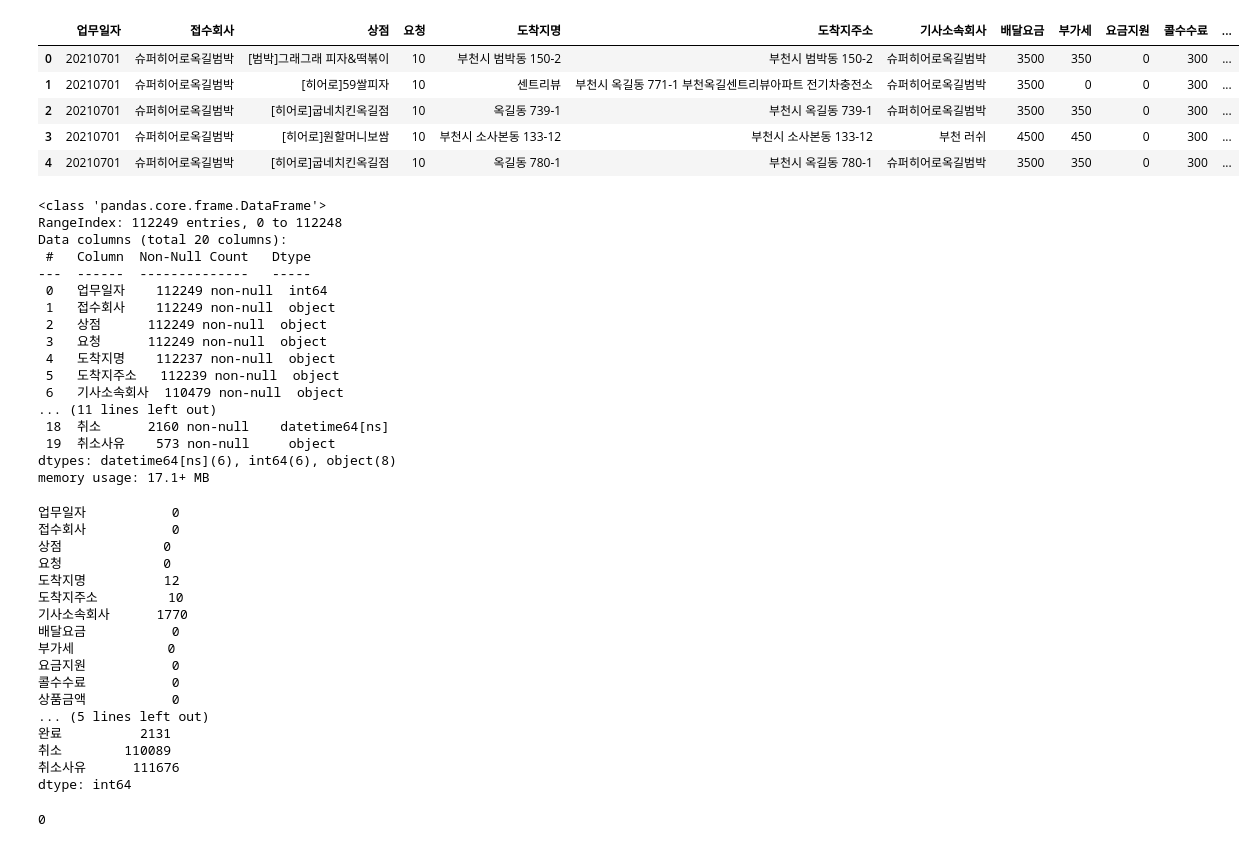
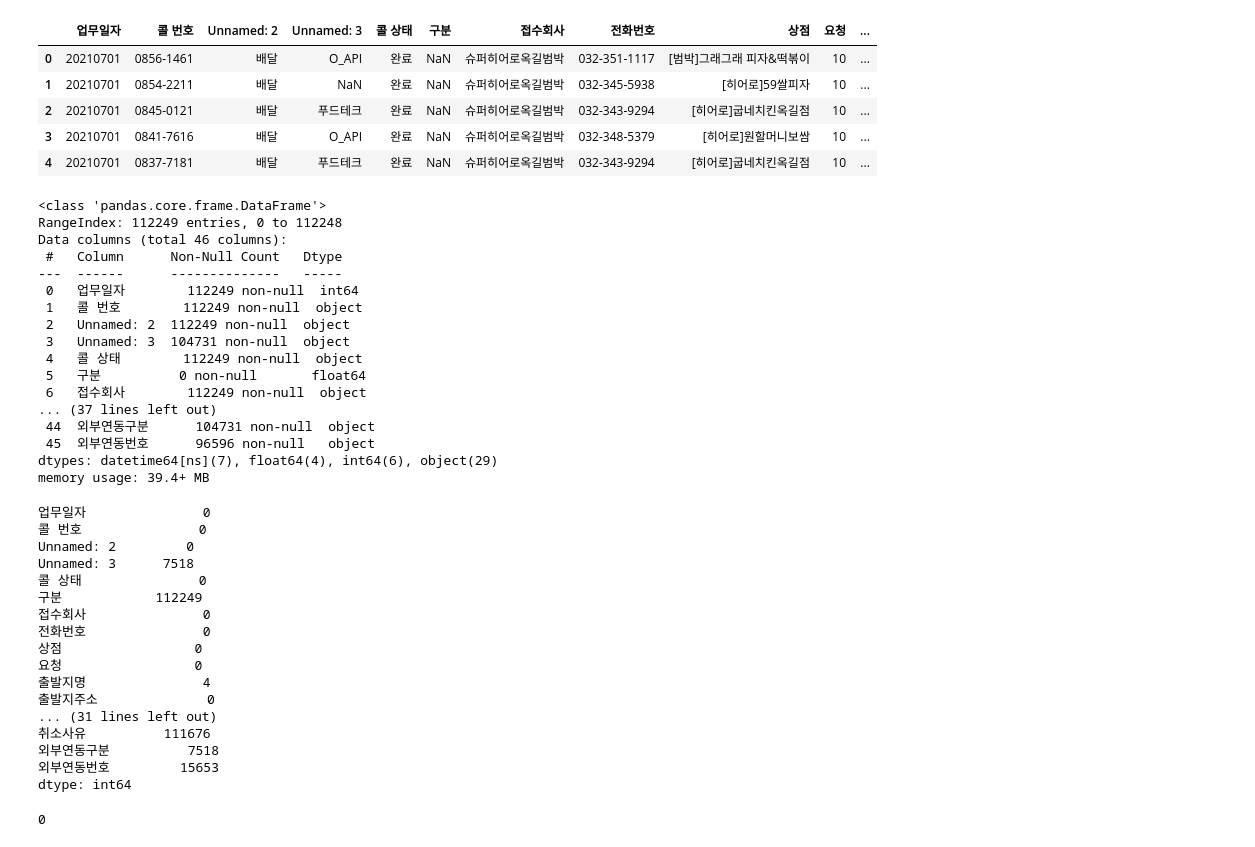
Before and after one commit to ethan528/BBS_Optimal_Position, a Jupyter notebook: EDA.ipynb, the cells around one changed output. Saved outputs shown, nothing was run; the diff lists cells and outputs as text; code cells hidden in the pictures.

```diff
--- a/EDA.ipynb
+++ b/EDA.ipynb
@@ -1,57 +1,58 @@
 # %%
 import pandas as pd
 
+pd.set_option('display.max_columns', None)
+
 df = pd.read_excel(
     './delivery/21년 7월_22년 6월 수도권제2본부-1.xlsx',
-    sheet_name = 4, usecols = [0, 6, 8, 9, 12, 13, 18, 22, 23, 25, 26,
-    27, 29, 34, 35, 36, 37, 38, 39, 43])
+    sheet_name = 4)
 df.head()
 # %% [output]
-|  | 업무일자 | 접수회사 | 상점 | 요청 | 도착지명 | 도착지주소 | 기사소속회사 | 배달요금 | 부가세 | 요금지원 | 콜수수료 | ... |
-| 0 | 20210701 | 슈퍼히어로옥길범박 | [범박]그래그래 피자&떡볶이 | 10 | 부천시 범박동 150-2 | 부천시 범박동 150-2 | 슈퍼히어로옥길범박 | 3500 | 350 | 0 | 300 | ... |
-| 1 | 20210701 | 슈퍼히어로옥길범박 | [히어로]59쌀피자 | 10 | 센트리뷰 | 부천시 옥길동 771-1 부천옥길센트리뷰아파트 전기차충전소 | 슈퍼히어로옥길범박 | 3500 | 0 | 0 | 300 | ... |
-| 2 | 20210701 | 슈퍼히어로옥길범박 | [히어로]굽네치킨옥길점 | 10 | 옥길동 739-1 | 부천시 옥길동 739-1 | 슈퍼히어로옥길범박 | 3500 | 350 | 0 | 300 | ... |
-| 3 | 20210701 | 슈퍼히어로옥길범박 | [히어로]원할머니보쌈 | 10 | 부천시 소사본동 133-12 | 부천시 소사본동 133-12 | 부천 러쉬 | 4500 | 450 | 0 | 300 | ... |
-| 4 | 20210701 | 슈퍼히어로옥길범박 | [히어로]굽네치킨옥길점 | 10 | 옥길동 780-1 | 부천시 옥길동 780-1 | 슈퍼히어로옥길범박 | 3500 | 350 | 0 | 300 | ... |
+|  | 업무일자 | 콜 번호 | Unnamed: 2 | Unnamed: 3 | 콜 상태 | 구분 | 접수회사 | 전화번호 | 상점 | 요청 | ... |
+| 0 | 20210701 | 0856-1461 | 배달 | O_API | 완료 | NaN | 슈퍼히어로옥길범박 | 032-351-1117 | [범박]그래그래 피자&떡볶이 | 10 | ... |
+| 1 | 20210701 | 0854-2211 | 배달 | NaN | 완료 | NaN | 슈퍼히어로옥길범박 | 032-345-5938 | [히어로]59쌀피자 | 10 | ... |
+| 2 | 20210701 | 0845-0121 | 배달 | 푸드테크 | 완료 | NaN | 슈퍼히어로옥길범박 | 032-343-9294 | [히어로]굽네치킨옥길점 | 10 | ... |
+| 3 | 20210701 | 0841-7616 | 배달 | O_API | 완료 | NaN | 슈퍼히어로옥길범박 | 032-348-5379 | [히어로]원할머니보쌈 | 10 | ... |
+| 4 | 20210701 | 0837-7181 | 배달 | 푸드테크 | 완료 | NaN | 슈퍼히어로옥길범박 | 032-343-9294 | [히어로]굽네치킨옥길점 | 10 | ... |
 # %%
 df.info()
 # %% [output]
 <class 'pandas.core.frame.DataFrame'>
 RangeIndex: 112249 entries, 0 to 112248
-Data columns (total 20 columns):
- #   Column  Non-Null Count   Dtype
----  ------  --------------   -----
- 0   업무일자    112249 non-null  int64
- 1   접수회사    112249 non-null  object
- 2   상점      112249 non-null  object
- 3   요청      112249 non-null  object
- 4   도착지명    112237 non-null  object
- 5   도착지주소   112239 non-null  object
- 6   기사소속회사  110479 non-null  object
-... (11 lines left out)
- 18  취소      2160 non-null    datetime64[ns]
- 19  취소사유    573 non-null     object
-dtypes: datetime64[ns](6), int64(6), object(8)
-memory usage: 17.1+ MB
+Data columns (total 46 columns):
+ #   Column      Non-Null Count   Dtype
+---  ------      --------------   -----
+ 0   업무일자        112249 non-null  int64
+ 1   콜 번호        112249 non-null  object
+ 2   Unnamed: 2  112249 non-null  object
+ 3   Unnamed: 3  104731 non-null  object
+ 4   콜 상태        112249 non-null  object
+ 5   구분          0 non-null       float64
+ 6   접수회사        112249 non-null  object
+... (37 lines left out)
+ 44  외부연동구분      104731 non-null  object
+ 45  외부연동번호      96596 non-null   object
+dtypes: datetime64[ns](7), float64(4), int64(6), object(29)
+memory usage: 39.4+ MB
 # %%
 df.isna().sum()
 # %% [output]
-업무일자           0
-접수회사           0
-상점             0
-요청             0
-도착지명          12
-도착지주소         10
-기사소속회사      1770
-배달요금           0
-부가세            0
-요금지원           0
-콜수수료           0
-상품금액           0
-... (5 lines left out)
-완료          2131
-취소        110089
-취소사유      111676
+업무일자               0
+콜 번호               0
+Unnamed: 2         0
+Unnamed: 3      7518
+콜 상태               0
+구분            112249
+접수회사               0
+전화번호               0
+상점                 0
+요청                 0
+출발지명               4
+출발지주소              0
+... (31 lines left out)
+취소사유          111676
+외부연동구분          7518
+외부연동번호         15653
 dtype: int64
 # %%
 len(df[(df['도착지명'].isna()) & (df['취소'].isna()) & (df['완료'].isna())])
```
Also changed, not shown: parts of 3 cells of this notebook.
